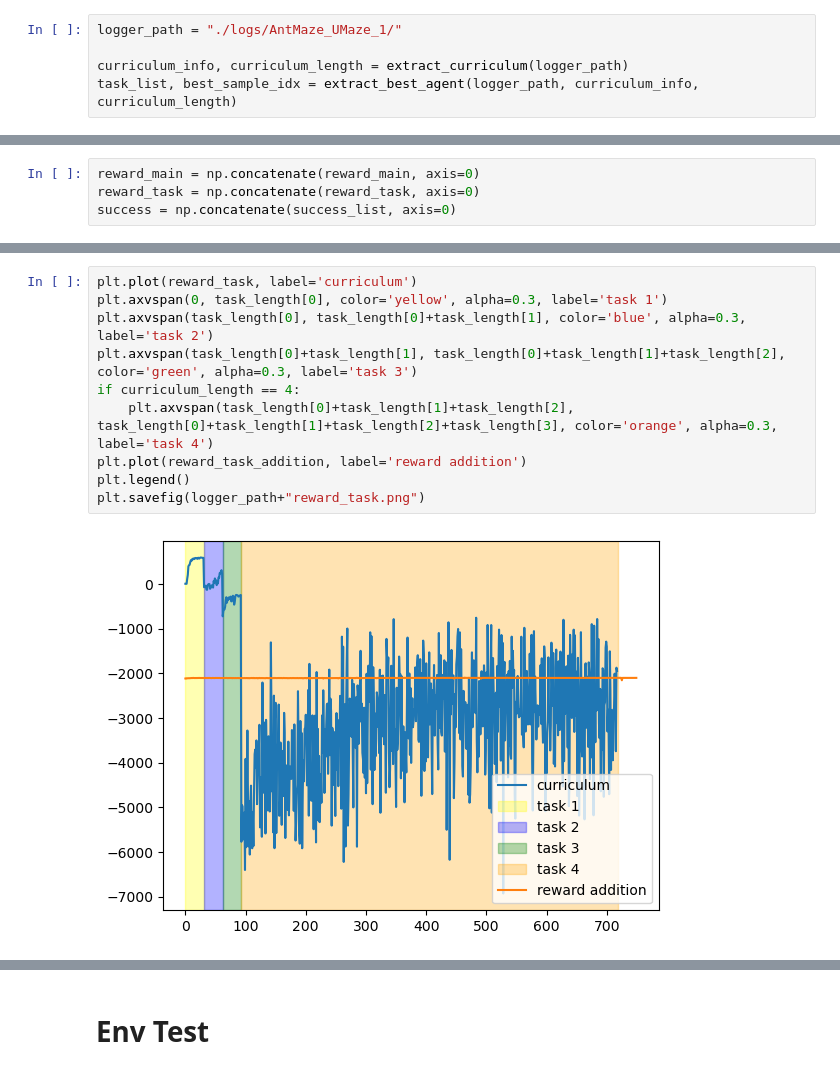
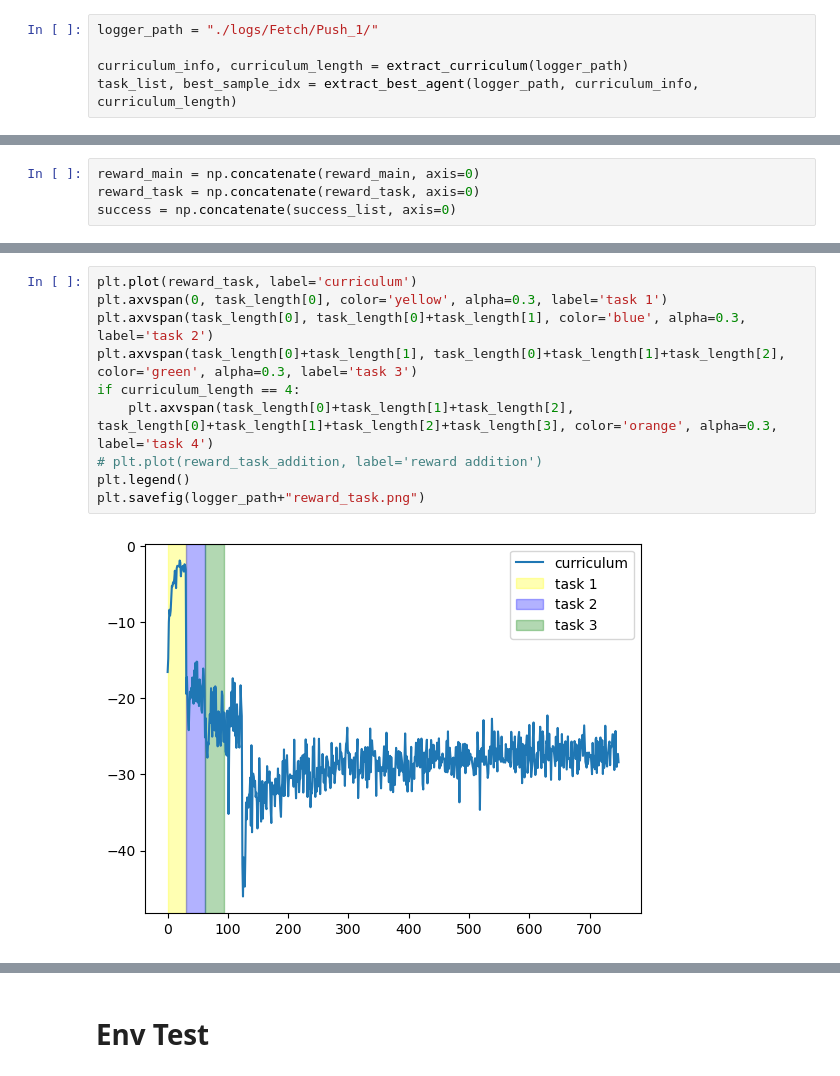
Before and after one commit to labicon/CurricuLLM, a Jupyter notebook: learning_plot.ipynb, the cells around one changed output, grey strips where cells are left out. Drawn from its saved outputs; the diff is of its cells as text.

```diff
--- a/learning_plot.ipynb
+++ b/learning_plot.ipynb
@@ -102,7 +102,7 @@ reward_task = []
 success_list = []
 task_length = []
 # %%
-logger_path = "./logs/AntMaze_UMaze_1/"
+logger_path = "./logs/Fetch/Push_1/"
 
 curriculum_info, curriculum_length = extract_curriculum(logger_path)
 task_list, best_sample_idx = extract_best_agent(logger_path, curriculum_info, curriculum_length)
@@ -169,15 +171,15 @@ plt.savefig(logger_path+"reward_main.png")
 # %%
 plt.plot(reward_task, label='curriculum')
 plt.axvspan(0, task_length[0], color='yellow', alpha=0.3, label='task 1')
 plt.axvspan(task_length[0], task_length[0]+task_length[1], color='blue', alpha=0.3, label='task 2')
 plt.axvspan(task_length[0]+task_length[1], task_length[0]+task_length[1]+task_length[2], color='green', alpha=0.3, label='task 3')
 if curriculum_length == 4:
     plt.axvspan(task_length[0]+task_length[1]+task_length[2], task_length[0]+task_length[1]+task_length[2]+task_length[3], color='orange', alpha=0.3, label='task 4')
-plt.plot(reward_task_addition, label='reward addition')
+# plt.plot(reward_task_addition, label='reward addition')
 plt.legend()
 plt.savefig(logger_path+"reward_task.png")
 # %% [output]
-[figure, old version]
+[figure, new version]
 # %%
 success_moving_avg = pd.Series(success).rolling(10).mean()
 plt.plot(success_moving_avg, label='curriculum')
```
Also changed, not shown: parts of 9 cells of this notebook, 8 other files.
